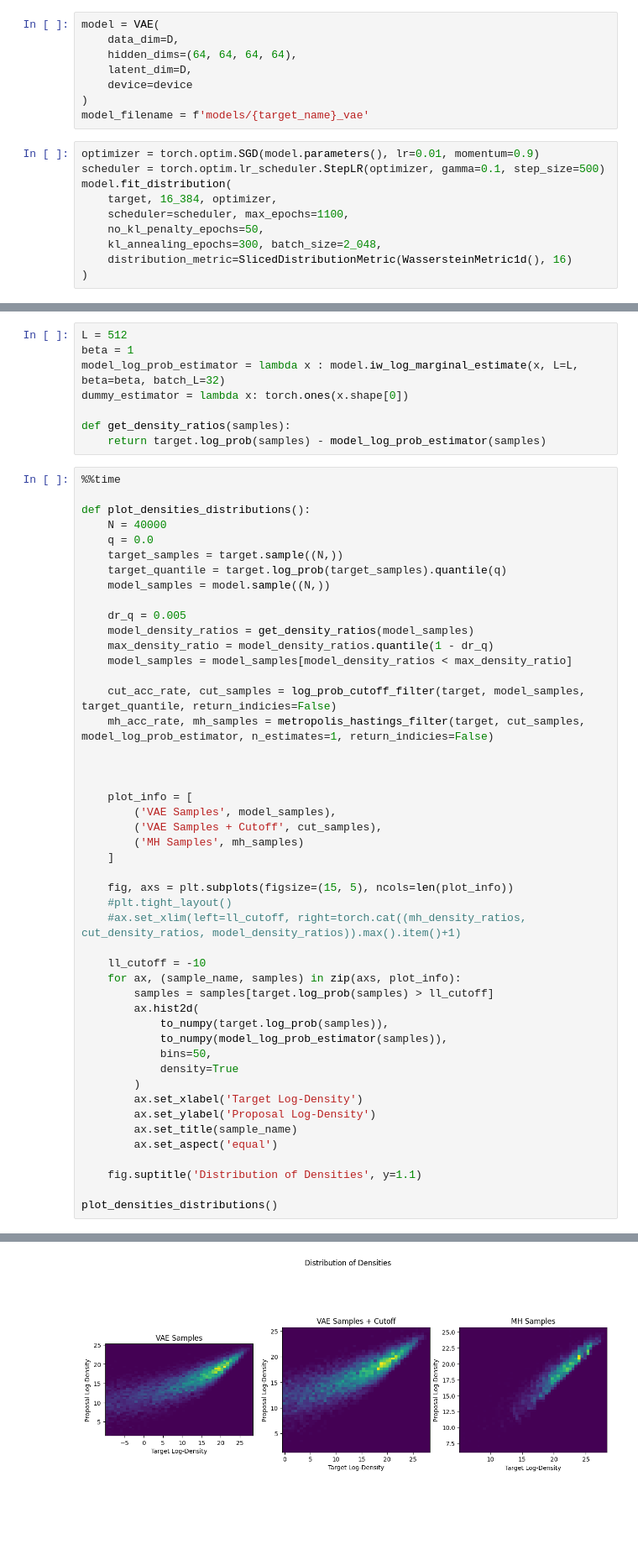
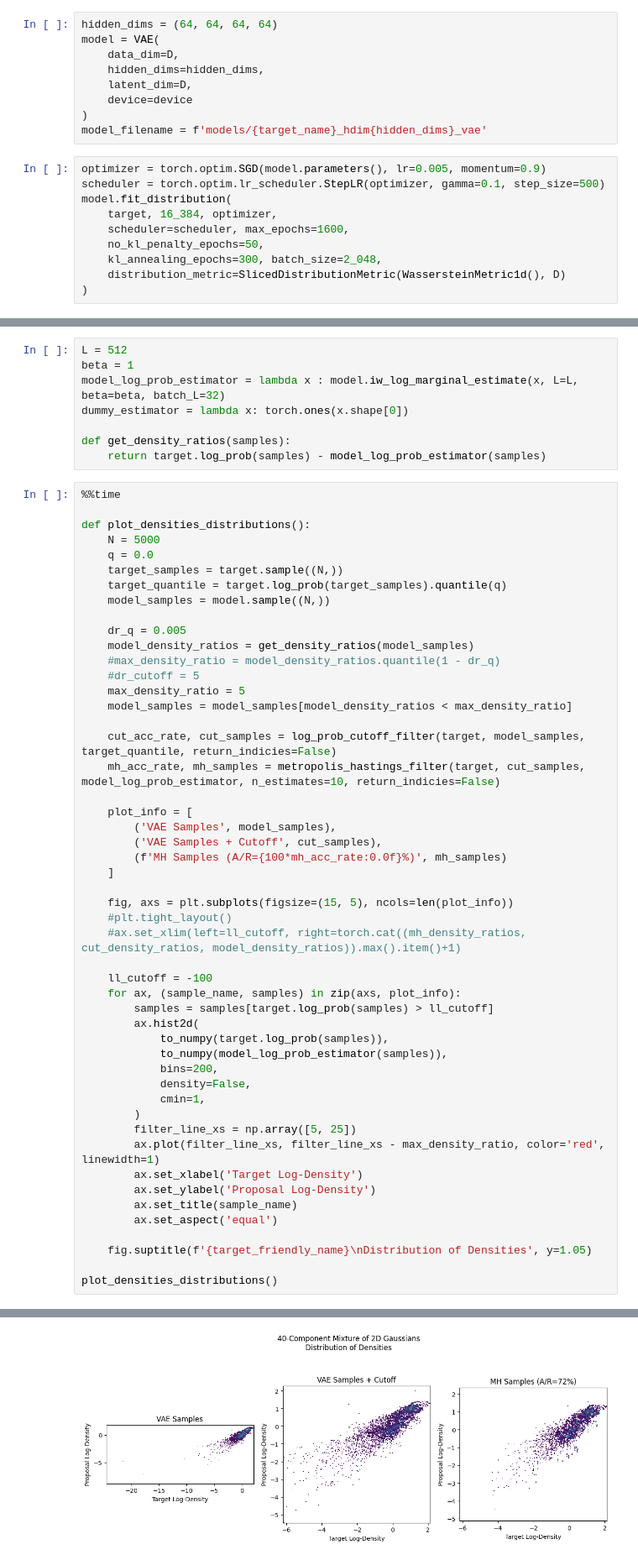
Before and after one commit to xapq/approximate-metropolis-hastings, a Jupyter notebook: MultimodalAnalysis.ipynb, the cells around one changed output, grey strips where cells are left out. Shown at 84% size. Saved outputs shown, nothing was run; the diff lists cells and outputs as text; blank space fills up the shorter version.

Commit message:
Added multimodal scaling with dimensionality plot and figures

```diff
--- a/MultimodalAnalysis.ipynb
+++ b/MultimodalAnalysis.ipynb
@@ -93,19 +93,20 @@ torch.cuda.empty_cache()
 # %%
+hidden_dims = (64, 64, 64, 64)
 model = VAE(
     data_dim=D,
-    hidden_dims=(64, 64, 64, 64),
+    hidden_dims=hidden_dims,
     latent_dim=D,
     device=device
 )
-model_filename = f'models/{target_name}_vae'
+model_filename = f'models/{target_name}_hdim{hidden_dims}_vae'
 # %%
-optimizer = torch.optim.SGD(model.parameters(), lr=0.01, momentum=0.9)
+optimizer = torch.optim.SGD(model.parameters(), lr=0.005, momentum=0.9)
 scheduler = torch.optim.lr_scheduler.StepLR(optimizer, gamma=0.1, step_size=500)
 model.fit_distribution(
     target, 16_384, optimizer,
-    scheduler=scheduler, max_epochs=1100,
+    scheduler=scheduler, max_epochs=1600,
     no_kl_penalty_epochs=50,
     kl_annealing_epochs=300, batch_size=2_048,
-    distribution_metric=SlicedDistributionMetric(WassersteinMetric1d(), 16)
+    distribution_metric=SlicedDistributionMetric(WassersteinMetric1d(), D)
 )
 # %% [output]
@@ -131,7 +133,7 @@ def get_density_ratios(samples):
 %%time
 
 def plot_densities_distributions():
-    N = 40000
+    N = 5000
     q = 0.0
     target_samples = target.sample((N,))
     target_quantile = target.log_prob(target_samples).quantile(q)
@@ -139,39 +141,42 @@ def plot_densities_distributions():
 
     dr_q = 0.005
     model_density_ratios = get_density_ratios(model_samples)
-    max_density_ratio = model_density_ratios.quantile(1 - dr_q)
+    #max_density_ratio = model_density_ratios.quantile(1 - dr_q)
+    #dr_cutoff = 5
+    max_density_ratio = 5
     model_samples = model_samples[model_density_ratios < max_density_ratio]
 
     cut_acc_rate, cut_samples = log_prob_cutoff_filter(target, model_samples, target_quantile, return_indicies=False)
-    mh_acc_rate, mh_samples = metropolis_hastings_filter(target, cut_samples, model_log_prob_estimator, n_estimates=1, return_indicies=False)
-
-
+    mh_acc_rate, mh_samples = metropolis_hastings_filter(target, cut_samples, model_log_prob_estimator, n_estimates=10, return_indicies=False)
 
     plot_info = [
         ('VAE Samples', model_samples),
         ('VAE Samples + Cutoff', cut_samples),
-        ('MH Samples', mh_samples)
+        (f'MH Samples (A/R={100*mh_acc_rate:0.0f}%)', mh_samples)
     ]
 
     fig, axs = plt.subplots(figsize=(15, 5), ncols=len(plot_info))
     #plt.tight_layout()
     #ax.set_xlim(left=ll_cutoff, right=torch.cat((mh_density_ratios, cut_density_ratios, model_density_ratios)).max().item()+1)
 
-    ll_cutoff = -10
+    ll_cutoff = -100
     for ax, (sample_name, samples) in zip(axs, plot_info):
         samples = samples[target.log_prob(samples) > ll_cutoff]
         ax.hist2d(
             to_numpy(target.log_prob(samples)),
             to_numpy(model_log_prob_estimator(samples)),
-            bins=50,
-            density=True
+            bins=200,
+            density=False,
+            cmin=1,
         )
+        filter_line_xs = np.array([5, 25])
+        ax.plot(filter_line_xs, filter_line_xs - max_density_ratio, color='red', linewidth=1)
         ax.set_xlabel('Target Log-Density')
         ax.set_ylabel('Proposal Log-Density')
         ax.set_title(sample_name)
         ax.set_aspect('equal')
 
-    fig.suptitle('Distribution of Densities', y=1.1)
+    fig.suptitle(f'{target_friendly_name}\nDistribution of Densities', y=1.05)
 
 plot_densities_distributions()
 # %% [output]
@@ -178,3 +185,3 @@ plot_densities_distributions()
-[figure, old version]
+[figure, new version]
 # %%
 def plot_samples():
```
Also changed, not shown: parts of 6 cells of this notebook, 14 other files.
